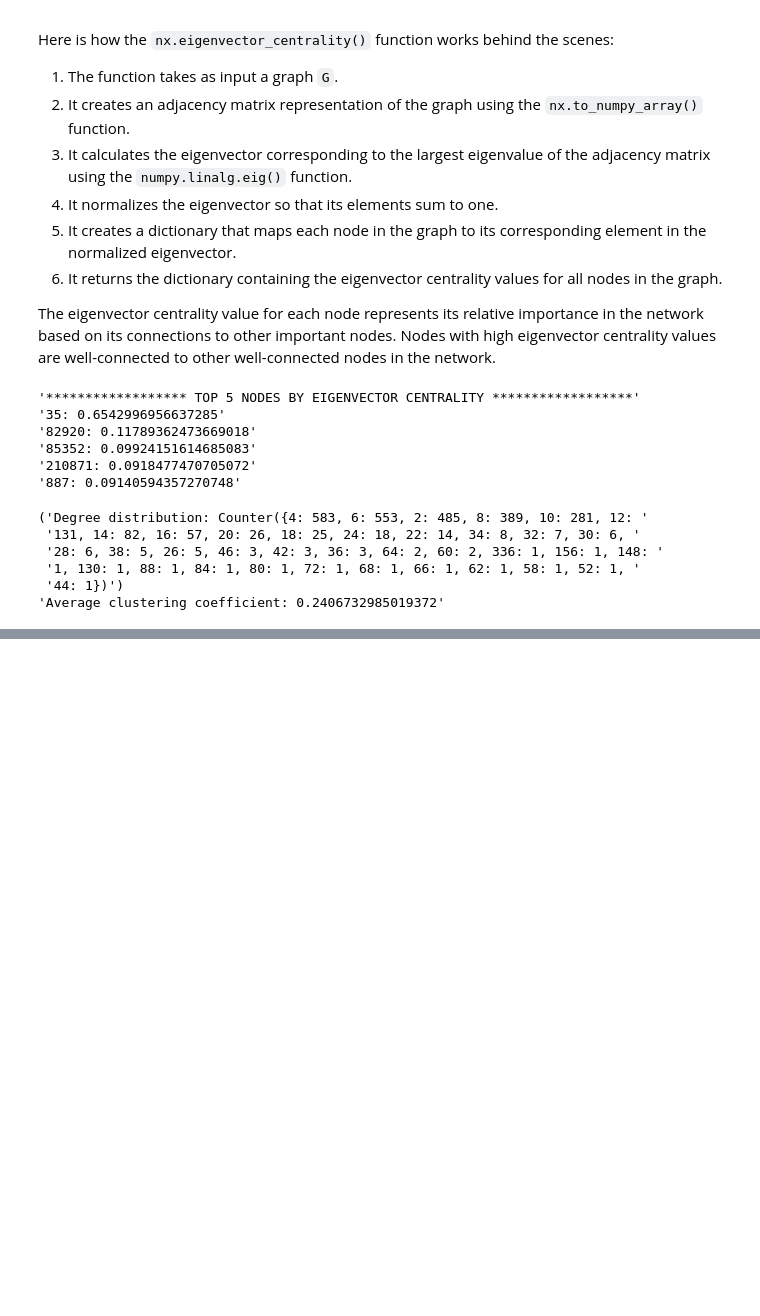
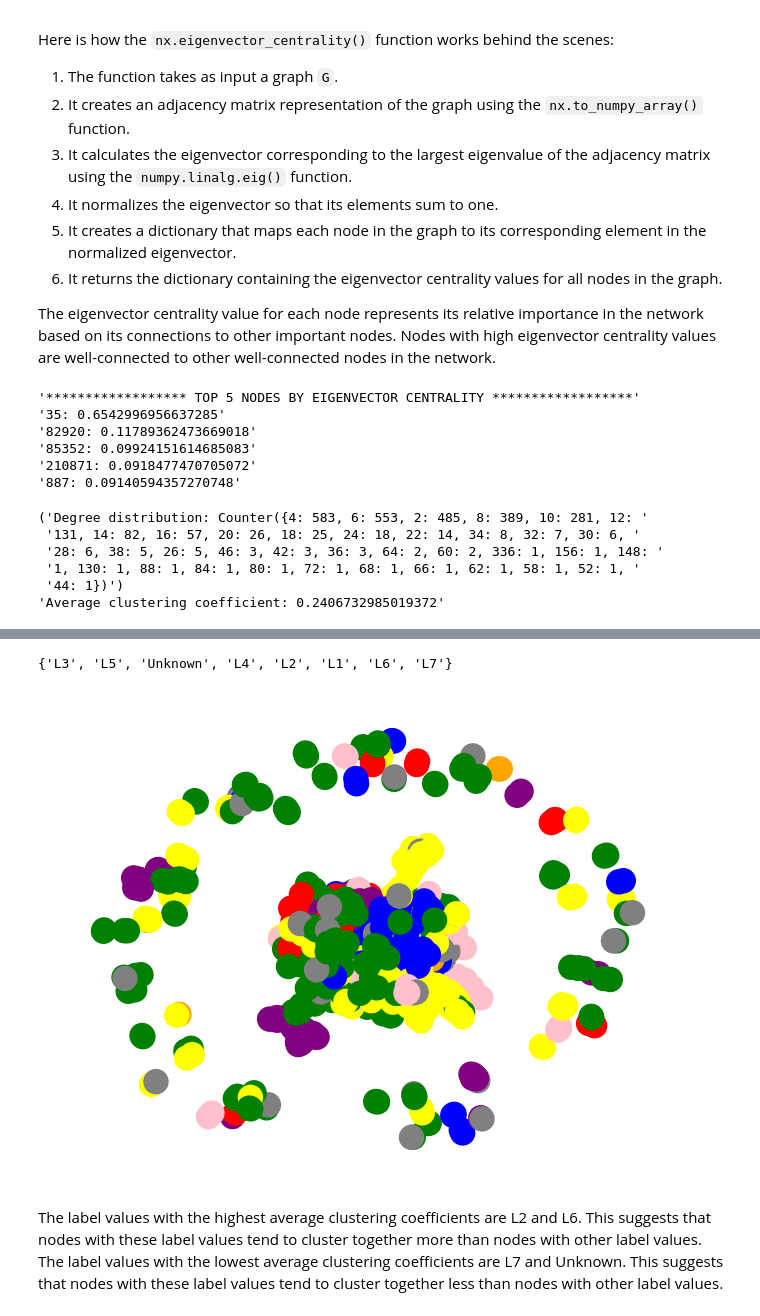
Before and after one commit to AylinNaebzadeh/Network-Visualization-Backend-Project, a Jupyter notebook: 99522185_Aylin_Naebzadeh_Project.ipynb, the cells around one changed output, grey strips where cells are left out. Saved outputs shown, nothing was run; the diff lists cells and outputs as text; code cells hidden in the pictures; blank space fills up the shorter version.

```diff
--- a/99522185_Aylin_Naebzadeh_Project.ipynb
+++ b/99522185_Aylin_Naebzadeh_Project.ipynb
@@ -249,0 +372,19 @@ pprint(f'Average clustering coefficient: {avg_clustering_coefficient}')
+# %%
+# Find communities
+communities = list(nx.algorithms.community.greedy_modularity_communities(G))
+
+# Calculate community centrality for each node
+community_centrality = {node: 0 for node in G.nodes()}
+for community in communities:
+    for node in community:
+        community_centrality[node] += 1
+
+# Sort the nodes by their community centrality count
+sorted_nodes = sorted(community_centrality, key=community_centrality.get, reverse=True)
+
+# Select the top 5 nodes and their community centrality count
+top_nodes = [(node, community_centrality[node]) for node in sorted_nodes[:5]]
+
+# Print the results
+for node, count in top_nodes:
+    print(f"Node {node} has community centrality {centrality}")
@@ -249,0 +450,8 @@ pprint(f'Average clustering coefficient: {avg_clustering_coefficient}')
+# %%
+for node in G.nodes():
+    if 'size' in G.nodes[node]:
+        del G.nodes[node]['size']
+    if 'color' in G.nodes[node]:
+      del G.nodes[node]['color']
+    if 'community' in G.nodes[node]:
+      del G.nodes[node]['community']
@@ -249,0 +478,30 @@ pprint(f'Average clustering coefficient: {avg_clustering_coefficient}')
+# %%
+# Create a set of the label values
+label_values = set(G.nodes[node]['label'] for node in G.nodes() if 'label' in G.nodes[node])
+
+# Print the distinct label values
+print(label_values)
+# %% [output]
+{'L3', 'L5', 'Unknown', 'L4', 'L2', 'L1', 'L6', 'L7'}
+# %%
+# Define a color map for the label values
+color_map = {
+    'L1': 'red',
+    'L2': 'blue',
+    'L3': 'green',
+    'L4': 'yellow',
+    'L5': 'orange',
+    'L6': 'purple',
+    'L7': 'pink',
+    'Unknown': 'gray'
+}
+
+# Create a list of colors for the nodes based on their label values
+node_colors = [color_map[G.nodes[node]['label']] for node in G.nodes()]
+
+# Draw the graph with the node colors
+nx.draw(G, node_color=node_colors)
+# %% [output]
+[figure, added]
+# %% [markdown]
+The label values with the highest average clustering coefficients are L2 and L6. This suggests that nodes with these label values tend to cluster together more than nodes with other label values. The label values with the lowest average clustering coefficients are L7 and Unknown. This suggests that nodes with these label values tend to cluster together less than nodes with other label values.
```
Also changed, not shown: parts of 18 cells of this notebook.
